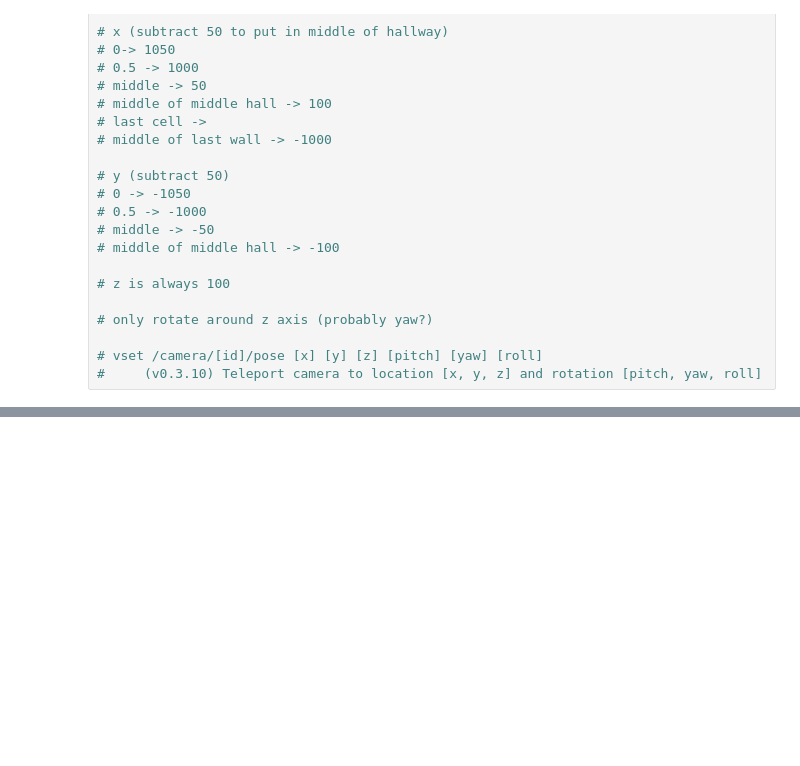
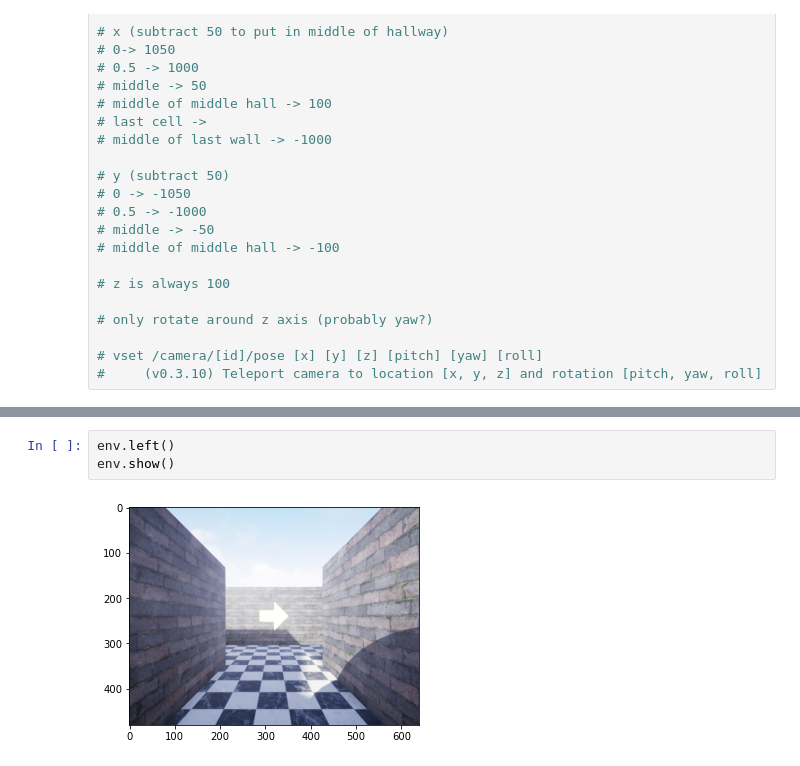
Before and after one commit to anthonyjclark/raycasting-simulation, a Jupyter notebook: UnrealScripts/UnrealCVTest.ipynb, the cells around one changed output, grey strips where cells are left out. Cells and saved outputs as stored; diff of their text form; blank space fills up the shorter version.

```diff
--- a/UnrealScripts/UnrealCVTest.ipynb
+++ b/UnrealScripts/UnrealCVTest.ipynb
@@ -52,0 +153,5 @@ ERROR:__init__:336:Can not receive a response from server, timeout after 5.00 se
+# %%
+env.left()
+env.show()
+# %% [output]
+[figure, added]
```
Also changed, not shown: parts of 14 cells of this notebook, 1 other file.
